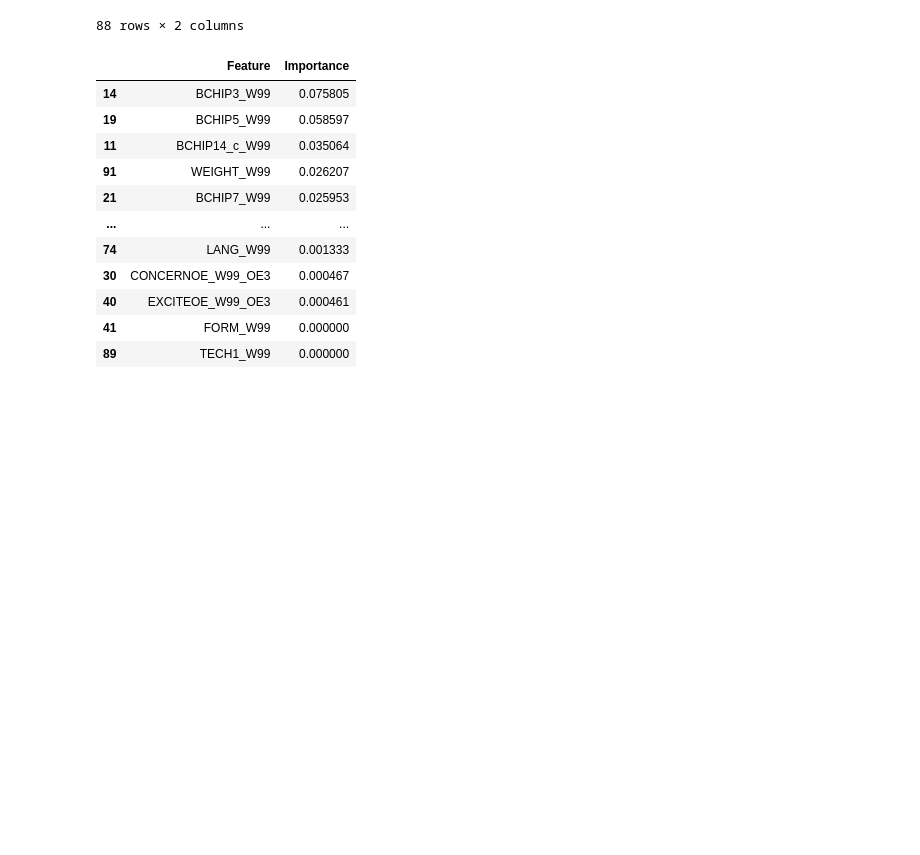
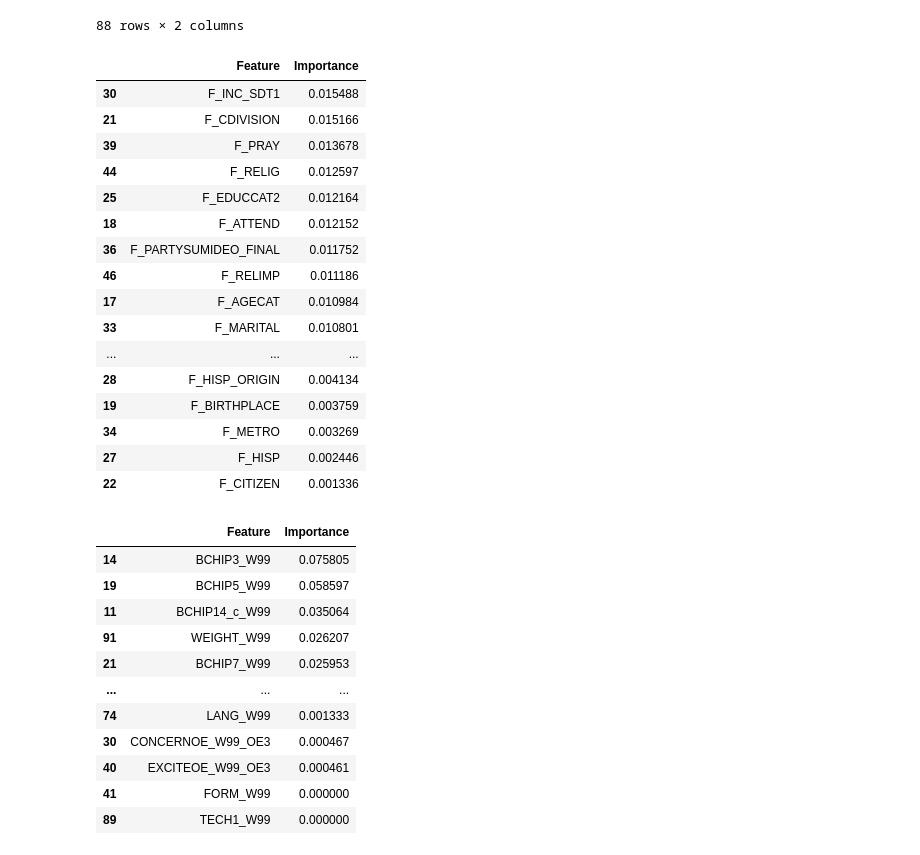
Before and after one commit to yuked123/schulich_datascience, a Jupyter notebook: finalized_code_AI.ipynb, the cells around one changed output. Cells and saved outputs as stored; diff of their text form; code cells hidden in the pictures; blank space fills up the shorter version.

```diff
--- a/finalized_code_AI.ipynb
+++ b/finalized_code_AI.ipynb
@@ -1050,6 +1050,28 @@ genev_feature_importances_df
 | 16 | FORM_W99 | 0.000000 |
 | 85 | TECH1_W99 | 0.000000 |
 88 rows × 2 columns
+# %%
+# Top 5 - Feature importance: top 5 demographics with the highest feature importance scores for Genev model:
+
+genev_feature_importances_df[genev_feature_importances_df['Feature'].str.contains('F_')]
+# %% [output]
+|  | Feature | Importance |
+| 30 | F_INC_SDT1 | 0.015488 |
+| 21 | F_CDIVISION | 0.015166 |
+| 39 | F_PRAY | 0.013678 |
+| 44 | F_RELIG | 0.012597 |
+| 25 | F_EDUCCAT2 | 0.012164 |
+| 18 | F_ATTEND | 0.012152 |
+| 36 | F_PARTYSUMIDEO_FINAL | 0.011752 |
+| 46 | F_RELIMP | 0.011186 |
+| 17 | F_AGECAT | 0.010984 |
+| 33 | F_MARITAL | 0.010801 |
+| ... | ... | ... |
+| 28 | F_HISP_ORIGIN | 0.004134 |
+| 19 | F_BIRTHPLACE | 0.003759 |
+| 34 | F_METRO | 0.003269 |
+| 27 | F_HISP | 0.002446 |
+| 22 | F_CITIZEN | 0.001336 |
 # %%
 # Fit and extract feature importances for Bchip data
 random_forest_bchip = RandomForestClassifier()
```
Also changed, not shown: parts of 1 cell of this notebook.
